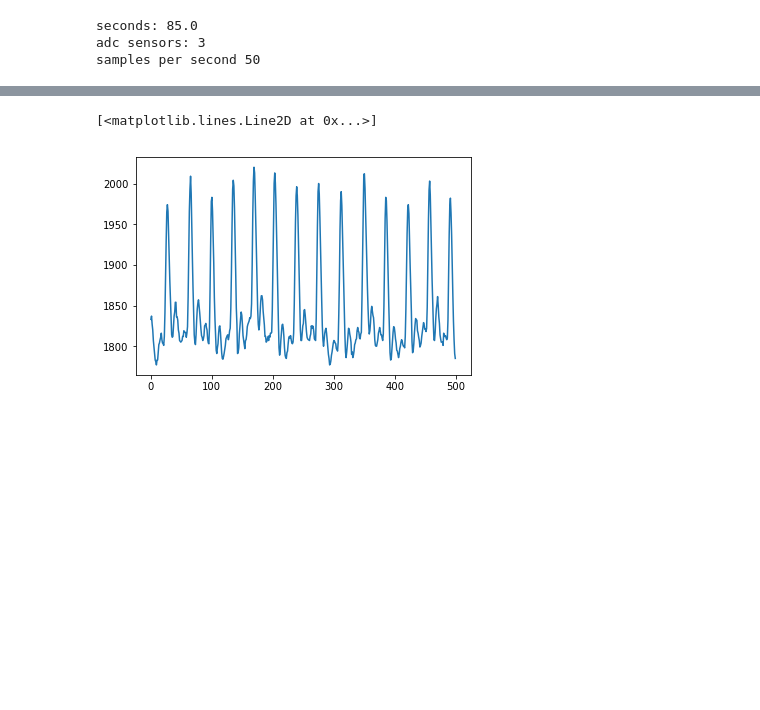
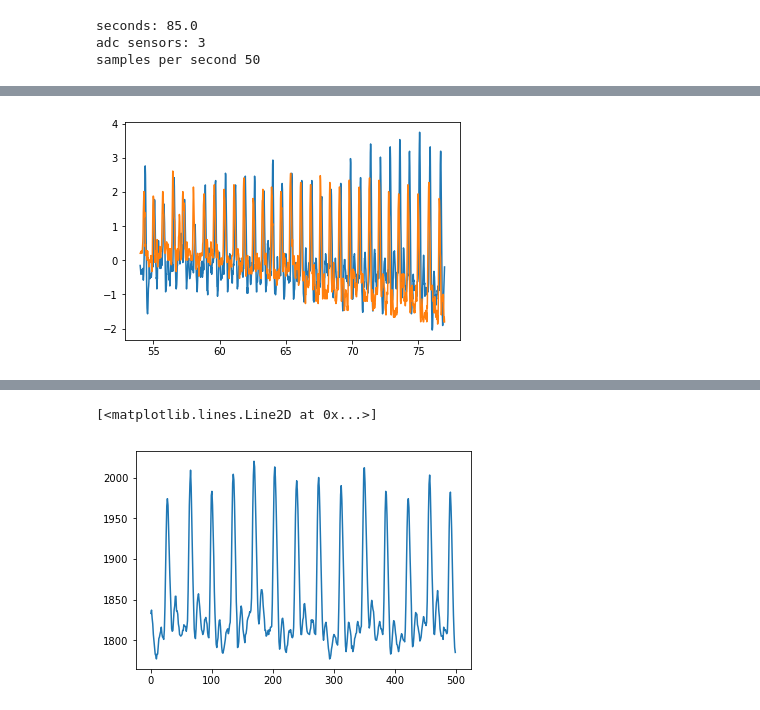
Before and after one commit to goatchurchprime/jupyter_micropython_developer_notebooks, a Jupyter notebook: jackie_heartbeat_pulse_tech/plot_multi_measurements.ipynb, the cells around one changed output, grey strips where cells are left out. Drawn from its saved outputs; the diff is of its cells as text; code cells hidden in the pictures; blank space fills up the shorter version.

```diff
--- a/jackie_heartbeat_pulse_tech/plot_multi_measurements.ipynb
+++ b/jackie_heartbeat_pulse_tech/plot_multi_measurements.ipynb
@@ -66,0 +92,6 @@ plt.ylabel("jackies")
+# %%
+# get a long series (maybe include some junk)
+lm1 = plotsensor(measurements[:,1], 54, 77)
+lm2 = plotsensor(measurements[:,2], 54, 77)
+# %% [output]
+[figure, added]
```
Also changed, not shown: parts of 13 cells of this notebook, 2 other files.
